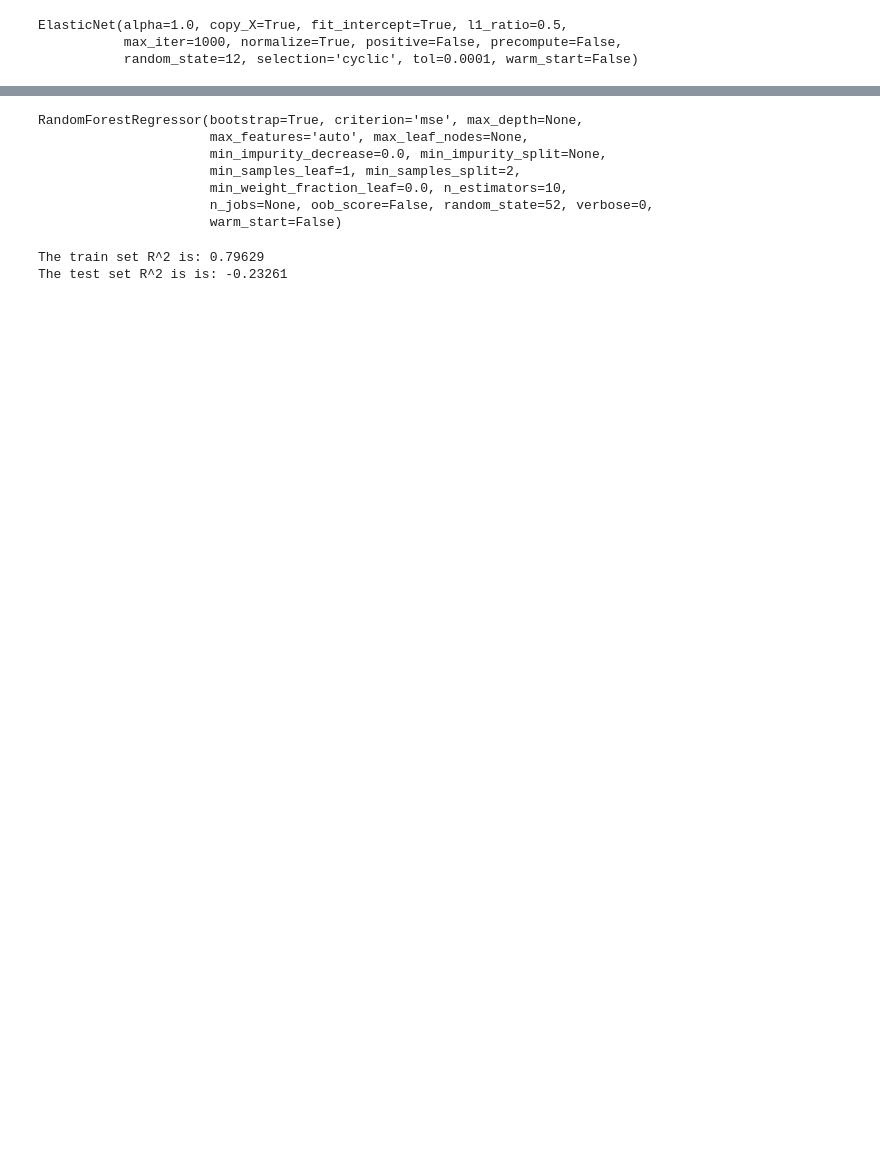
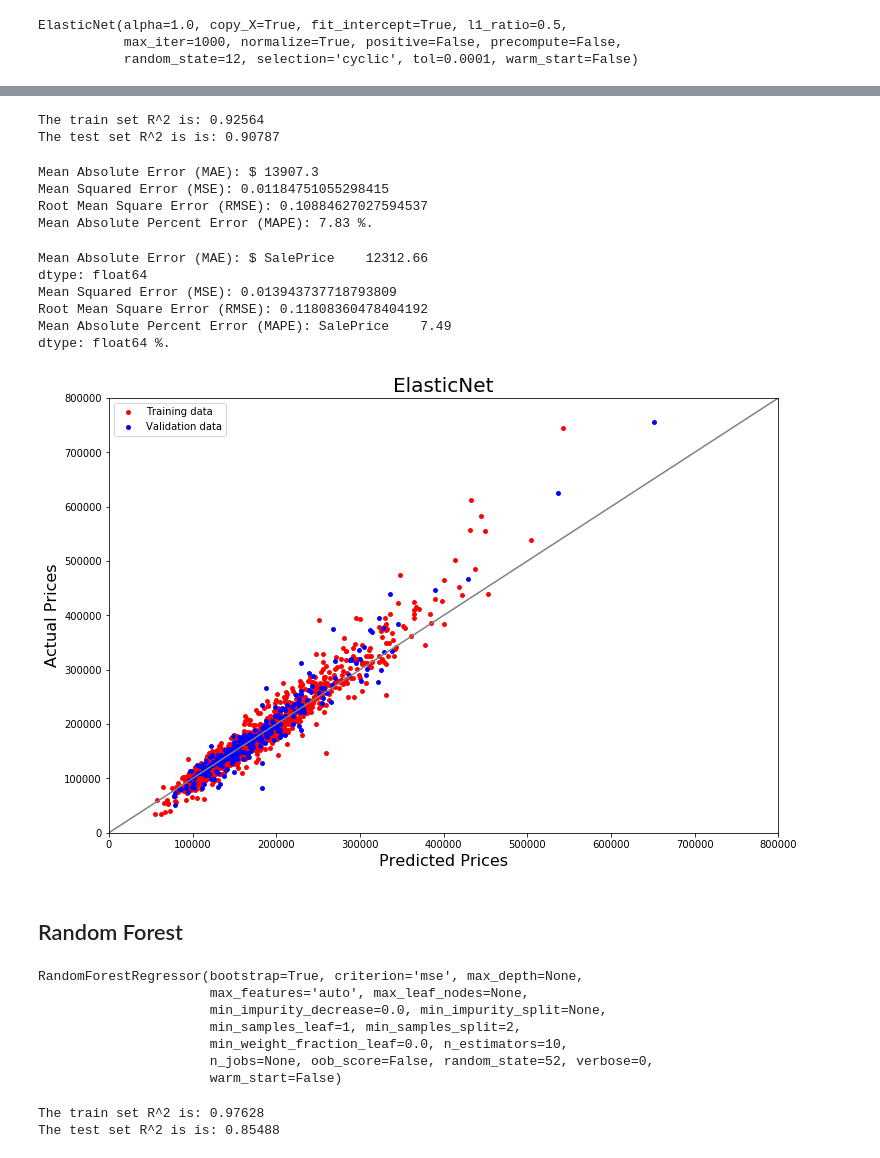
Before and after one commit to xc0878/Machine-Learning-Project, a Jupyter notebook: Yan_ML_Data/Yan_ML_update.ipynb, the cells around one changed output, grey strips where cells are left out. Saved outputs shown, nothing was run; the diff lists cells and outputs as text; code cells hidden in the pictures; blank space fills up the shorter version.

```diff
--- a/Yan_ML_Data/Yan_ML_update.ipynb
+++ b/Yan_ML_Data/Yan_ML_update.ipynb
@@ -604,11 +626,14 @@ GridSearchCV(cv='warn', error_score='raise-deprecating',
              scoring='neg_mean_squared_error', verbose=0)
 # %%
 from sklearn.model_selection import RandomizedSearchCV
+
+ridge = Ridge(alpha=7, copy_X=True, fit_intercept=True, max_iter=None,
+      normalize=False, random_state=108, solver='auto', tol=0.001)
 
 param_grid_ridge = {"max_iter": [5, 10, 20],
                      "alpha": alphas}
 
-random_search_ridge = ms.RandomizedSearchCV(ridge, param_grid_ridge, n_iter=1500, scoring= 'neg_mean_squared_error',
+random_search_ridge = RandomizedSearchCV(ridge, param_grid_ridge, n_iter=150, scoring= 'neg_mean_squared_error',
                                      n_jobs=-1, return_train_score = True)
 random_search_ridge.fit(X_train, y_train)
 # %% [output]
@@ -719,7 +767,9 @@ param_grid_eNet = {"max_iter": [5, 10, 20],
                     "alpha": 100**np.linspace(10,-2,1000)*0.5,
                     "l1_ratio": np.arange(0.0, 1.0, 0.1)}
 # %%
-grid_search_eNet = ms.GridSearchCV(eNet, param_grid_eNet, scoring= 'neg_mean_squared_error',
+eNet = linear_model.ElasticNet(normalize = True)
+
+random_search_eNet = ms.RandomizedSearchCV(eNet, param_grid_eNet, n_iter=100, scoring= 'neg_mean_squared_error',
                                     n_jobs=-1, return_train_score = True)
 
-%time grid_search_eNet.fit(X_train, y_train)
+%time random_search_eNet.fit(X_train, y_train)
@@ -731,6 +801,29 @@ grid_search_eNet.best_params_
 # %%
 # Prediction using the tuned parameters
-grid_eNet = grid_search_eNet.best_estimator_
+random_eNet = random_search_eNet.best_estimator_
 # %%
-print("The train set R^2 is: %.5f" % grid_eNet.score(X_train, y_train))
-print("The test set R^2 is is: %.5f" % grid_eNet.score(X_test, y_test))
+print("The train set R^2 is: %.5f" % random_eNet.score(X_train, y_train))
+print("The test set R^2 is is: %.5f" % random_eNet.score(X_test, y_test))
+# %% [output]
+The train set R^2 is: 0.92564
+The test set R^2 is is: 0.90787
+# %%
+#Prediction with tuned hyperparameters
+random_eNet_pred = random_eNet.predict(X_train)
+
+# Calculate the absolute errors
+errors = abs(np.expm1(random_eNet_pred) - np.expm1(y_train).SalePrice)
+
+# Print out MAE, MSE, and RMSE
+print('Mean Absolute Error (MAE): $', round(np.mean(errors), 2))
+print('Mean Squared Error (MSE):', mean_squared_error(y_train, random_eNet_pred))
+print('Root Mean Square Error (RMSE):', np.sqrt(mean_squared_error(y_train, random_eNet_pred)))
+
+# Calculate mean absolute percentage error (MAPE)
+mape = 100 * (errors / np.expm1(y_train).SalePrice)
+print('Mean Absolute Percent Error (MAPE):', round(np.mean(mape), 2), '%.')
+# %% [output]
+Mean Absolute Error (MAE): $ 13907.3
+Mean Squared Error (MSE): 0.01184751055298415
+Root Mean Square Error (RMSE): 0.10884627027594537
+Mean Absolute Percent Error (MAPE): 7.83 %.
@@ -739,7 +847,7 @@ print("The test set R^2 is is: %.5f" % grid_eNet.score(X_test, y_test))
 random_eNet_pred = random_eNet.predict(X_test)
 
 # Calculate the absolute errors
-errors = abs(np.expm1(random_ridge_pred) - np.expm1(y_test).SalePrice)
+errors = abs(np.expm1(random_ridge_pred) - np.expm1(y_test))
 
 # Print out MAE, MSE, and RMSE
 print('Mean Absolute Error (MAE): $', round(np.mean(errors), 2))
@@ -749,3 +857,10 @@ print('Root Mean Square Error (RMSE):', np.sqrt(mean_squared_error(y_test, rando
 # Calculate mean absolute percentage error (MAPE)
 mape = 100 * (errors / np.expm1(y_test))
 print('Mean Absolute Percent Error (MAPE):', round(np.mean(mape), 2), '%.')
+# %% [output]
+Mean Absolute Error (MAE): $ SalePrice    12312.66
+dtype: float64
+Mean Squared Error (MSE): 0.013943737718793809
+Root Mean Square Error (RMSE): 0.11808360478404192
+Mean Absolute Percent Error (MAPE): SalePrice    7.49
+dtype: float64 %.
@@ -754,3 +867,23 @@ print('Mean Absolute Percent Error (MAPE):', round(np.mean(mape), 2), '%.')
+# %%
+y_train_eNet = random_eNet.predict(X_train)
+y_test_eNet = random_eNet.predict(X_test)
+
+# Plot predictions
+plt.figure(figsize=(12,8))
+plt.scatter(np.expm1(y_train_eNet), np.expm1(y_train), c='red', marker="o", s=15, label = "Training data")
+plt.scatter(np.expm1(y_test_eNet), np.expm1(y_test), c='blue', marker='o', s=15, label = "Validation data")
+plt.title("ElasticNet", fontsize = 20)
+plt.xlabel("Predicted Prices", fontsize = 16)
+plt.ylabel("Actual Prices", fontsize = 16)
+plt.xlim(0, 800000)
+plt.ylim(0, 800000)
+plt.legend(loc = "upper left")
+plt.plot([0, 800000], [0, 800000], c = "grey")
+plt.show()
+# %% [output]
+[figure, added]
+# %% [markdown]
+## Random Forest
 # %%
 rforest = RandomForestRegressor()
 
@@ -770,5 +903,5 @@ RandomForestRegressor(bootstrap=True, criterion='mse', max_depth=None,
 print("The train set R^2 is: %.5f" % rforest.score(X_train, y_train))
 print("The test set R^2 is is: %.5f" % rforest.score(X_test, y_test))
 # %% [output]
-The train set R^2 is: 0.79629
-The test set R^2 is is: -0.23261
+The train set R^2 is: 0.97628
+The test set R^2 is is: 0.85488
```
Also changed, not shown: parts of 132 cells of this notebook.
